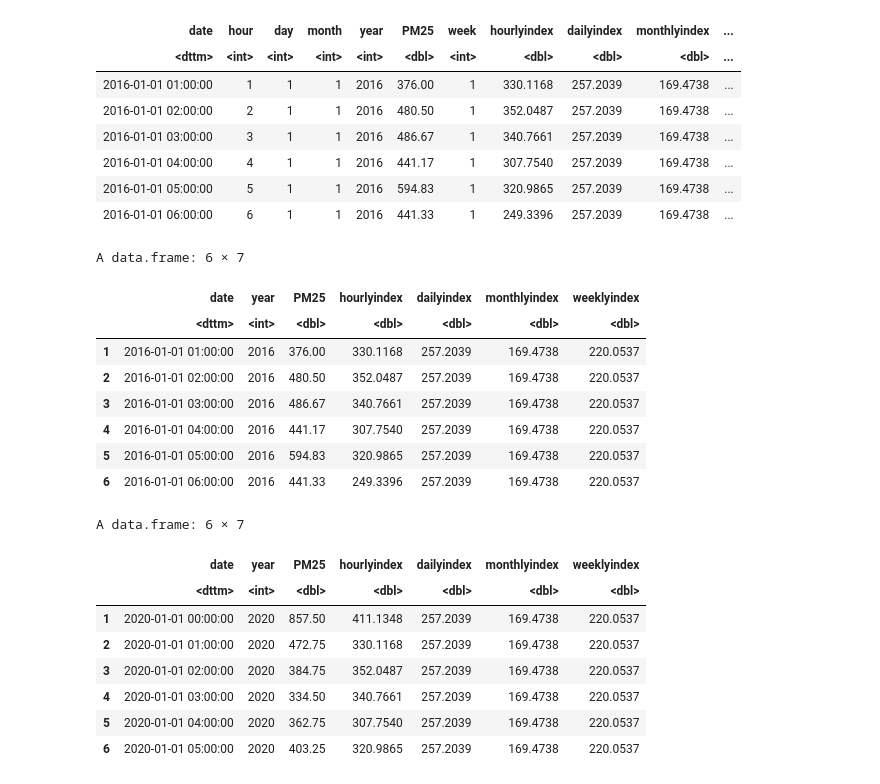
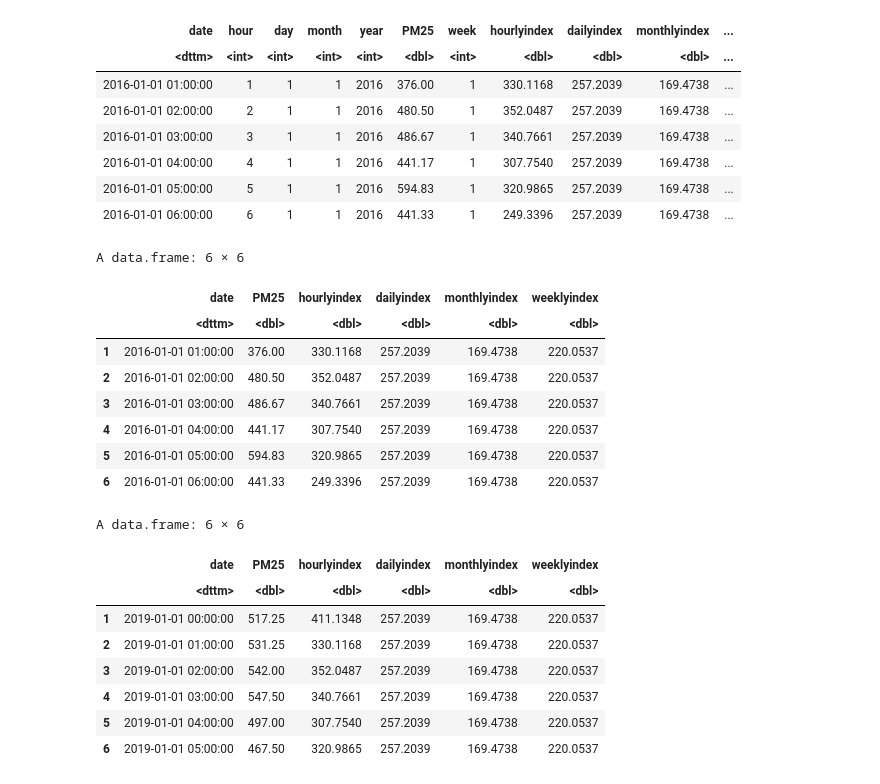
Before and after one commit to adeel1997/AQ_Forecasting, a Jupyter notebook: Multi_step_forecast_ML_Forecast.ipynb, the cells around one changed output. Drawn from its saved outputs; the diff is of its cells as text; code cells hidden in the pictures.

```diff
--- a/Multi_step_forecast_ML_Forecast.ipynb
+++ b/Multi_step_forecast_ML_Forecast.ipynb
@@ -297,40 +232,41 @@ A grouped_df: 6 × 11
 | 2016-01-01 06:00:00 | 6 | 1 | 1 | 2016 | 441.33 | 1 | 249.3396 | 257.2039 | 169.4738 | ... |
 # %%
 ################### Data manipulation using forecastML
-## Fill_gaps is a function from forecatML to see if there are missing value it creates
+## Fill_gaps is a function from forecatML to see if there are any missing timestamps it creates
 ## an evenly spaced data frame
 hourly_ts <- fill_gaps(hourly_df, date_col = 1, frequency = "1 hour")
 
 #hourly_ts$date <- NULL
 hourly_ts$hour <- NULL
 hourly_ts$day <- NULL
 hourly_ts$month <- NULL
 hourly_ts$week <- NULL
+hourly_ts$year <- NULL
 head(hourly_ts)
 # %% [output]
-A data.frame: 6 × 7
+A data.frame: 6 × 6
-|  | date | year | PM25 | hourlyindex | dailyindex | monthlyindex | weeklyindex |
-|  | <dttm> | <int> | <dbl> | <dbl> | <dbl> | <dbl> | <dbl> |
-| 1 | 2016-01-01 01:00:00 | 2016 | 376.00 | 330.1168 | 257.2039 | 169.4738 | 220.0537 |
-| 2 | 2016-01-01 02:00:00 | 2016 | 480.50 | 352.0487 | 257.2039 | 169.4738 | 220.0537 |
-| 3 | 2016-01-01 03:00:00 | 2016 | 486.67 | 340.7661 | 257.2039 | 169.4738 | 220.0537 |
-| 4 | 2016-01-01 04:00:00 | 2016 | 441.17 | 307.7540 | 257.2039 | 169.4738 | 220.0537 |
-| 5 | 2016-01-01 05:00:00 | 2016 | 594.83 | 320.9865 | 257.2039 | 169.4738 | 220.0537 |
-| 6 | 2016-01-01 06:00:00 | 2016 | 441.33 | 249.3396 | 257.2039 | 169.4738 | 220.0537 |
+|  | date | PM25 | hourlyindex | dailyindex | monthlyindex | weeklyindex |
+|  | <dttm> | <dbl> | <dbl> | <dbl> | <dbl> | <dbl> |
+| 1 | 2016-01-01 01:00:00 | 376.00 | 330.1168 | 257.2039 | 169.4738 | 220.0537 |
+| 2 | 2016-01-01 02:00:00 | 480.50 | 352.0487 | 257.2039 | 169.4738 | 220.0537 |
+| 3 | 2016-01-01 03:00:00 | 486.67 | 340.7661 | 257.2039 | 169.4738 | 220.0537 |
+| 4 | 2016-01-01 04:00:00 | 441.17 | 307.7540 | 257.2039 | 169.4738 | 220.0537 |
+| 5 | 2016-01-01 05:00:00 | 594.83 | 320.9865 | 257.2039 | 169.4738 | 220.0537 |
+| 6 | 2016-01-01 06:00:00 | 441.33 | 249.3396 | 257.2039 | 169.4738 | 220.0537 |
 # %%
 ## For the training per se we will try to train the model from 2019/2020 onwards, we are also filling the missing value using moving average of last 48 hour
-hourly_ts_filtered <- hourly_ts %>% filter(date>=ymd("2020-01-01"))%>%na_ma(k=48,weighting = "simple")
+hourly_ts_filtered <- hourly_ts %>% filter(date>=ymd("2019-01-01"))%>%na_ma(k=48,weighting = "simple")
 dates <- hourly_ts_filtered$date
 head(hourly_ts_filtered)
 # %% [output]
-A data.frame: 6 × 7
+A data.frame: 6 × 6
-|  | date | year | PM25 | hourlyindex | dailyindex | monthlyindex | weeklyindex |
-|  | <dttm> | <int> | <dbl> | <dbl> | <dbl> | <dbl> | <dbl> |
-| 1 | 2020-01-01 00:00:00 | 2020 | 857.50 | 411.1348 | 257.2039 | 169.4738 | 220.0537 |
-| 2 | 2020-01-01 01:00:00 | 2020 | 472.75 | 330.1168 | 257.2039 | 169.4738 | 220.0537 |
-| 3 | 2020-01-01 02:00:00 | 2020 | 384.75 | 352.0487 | 257.2039 | 169.4738 | 220.0537 |
-| 4 | 2020-01-01 03:00:00 | 2020 | 334.50 | 340.7661 | 257.2039 | 169.4738 | 220.0537 |
-| 5 | 2020-01-01 04:00:00 | 2020 | 362.75 | 307.7540 | 257.2039 | 169.4738 | 220.0537 |
-| 6 | 2020-01-01 05:00:00 | 2020 | 403.25 | 320.9865 | 257.2039 | 169.4738 | 220.0537 |
+|  | date | PM25 | hourlyindex | dailyindex | monthlyindex | weeklyindex |
+|  | <dttm> | <dbl> | <dbl> | <dbl> | <dbl> | <dbl> |
+| 1 | 2019-01-01 00:00:00 | 517.25 | 411.1348 | 257.2039 | 169.4738 | 220.0537 |
+| 2 | 2019-01-01 01:00:00 | 531.25 | 330.1168 | 257.2039 | 169.4738 | 220.0537 |
+| 3 | 2019-01-01 02:00:00 | 542.00 | 352.0487 | 257.2039 | 169.4738 | 220.0537 |
+| 4 | 2019-01-01 03:00:00 | 547.50 | 340.7661 | 257.2039 | 169.4738 | 220.0537 |
+| 5 | 2019-01-01 04:00:00 | 497.00 | 307.7540 | 257.2039 | 169.4738 | 220.0537 |
+| 6 | 2019-01-01 05:00:00 | 467.50 | 320.9865 | 257.2039 | 169.4738 | 220.0537 |
 # %%
 ## Training data is all the dates before 2021
```
Also changed, not shown: parts of 41 cells of this notebook, 2 other files.
